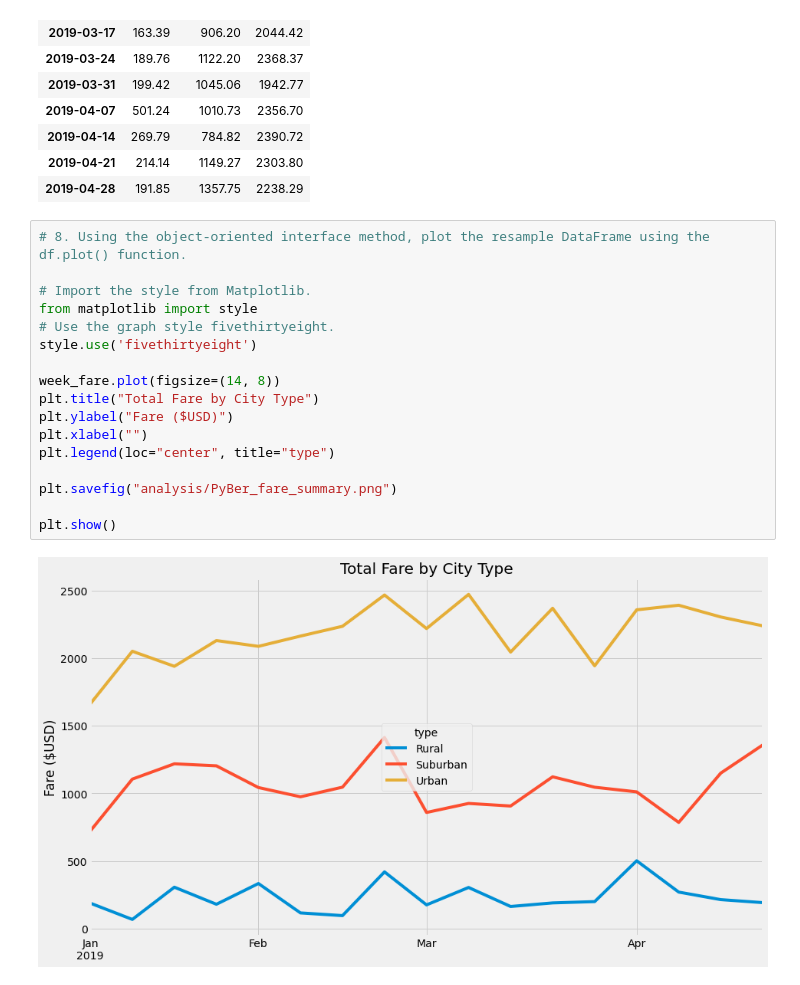
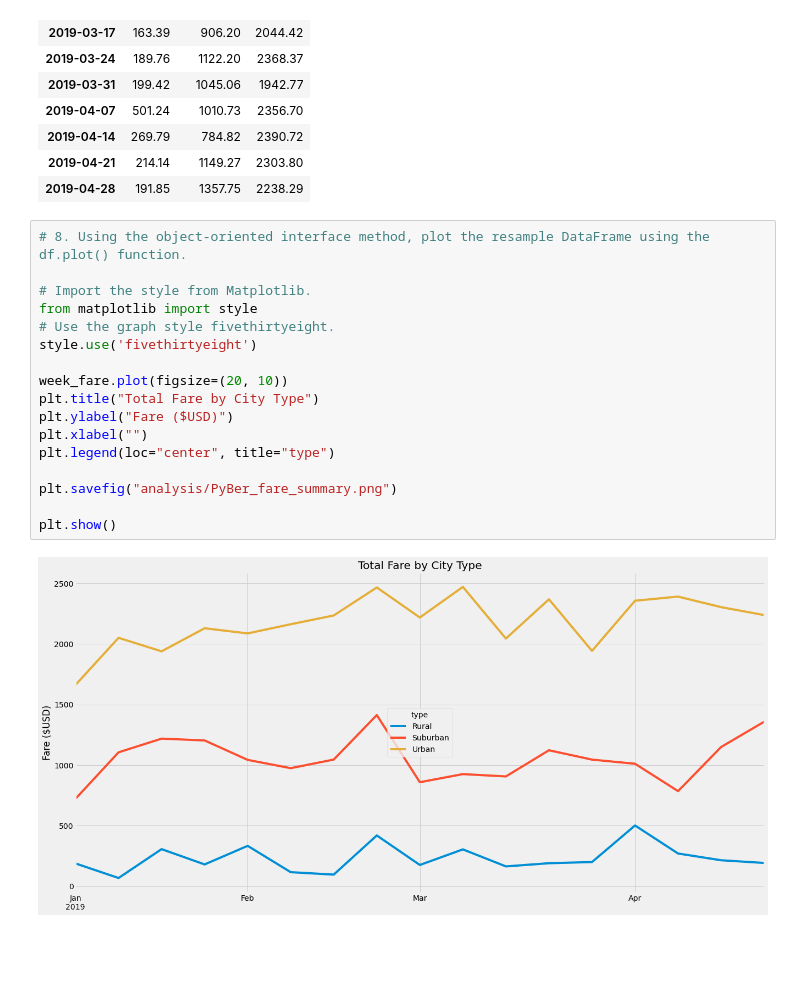
Before and after one commit to sparrishmatt/PyBer_Analysis, a Jupyter notebook: PyBer_Challenge.ipynb, the cells around one changed output. Saved outputs shown, nothing was run; the diff lists cells and outputs as text; blank space fills up the shorter version.

```diff
--- a/PyBer_Challenge.ipynb
+++ b/PyBer_Challenge.ipynb
@@ -205,19 +205,19 @@ week_fare
 # %%
 # 8. Using the object-oriented interface method, plot the resample DataFrame using the df.plot() function.
 
 # Import the style from Matplotlib.
 from matplotlib import style
 # Use the graph style fivethirtyeight.
 style.use('fivethirtyeight')
 
-week_fare.plot(figsize=(14, 8))
+week_fare.plot(figsize=(20, 10))
 plt.title("Total Fare by City Type")
 plt.ylabel("Fare ($USD)")
 plt.xlabel("")
 plt.legend(loc="center", title="type")
 
 plt.savefig("analysis/PyBer_fare_summary.png")
 
 plt.show()
 # %% [output]
-[figure, old version]
+[figure, new version]
```
